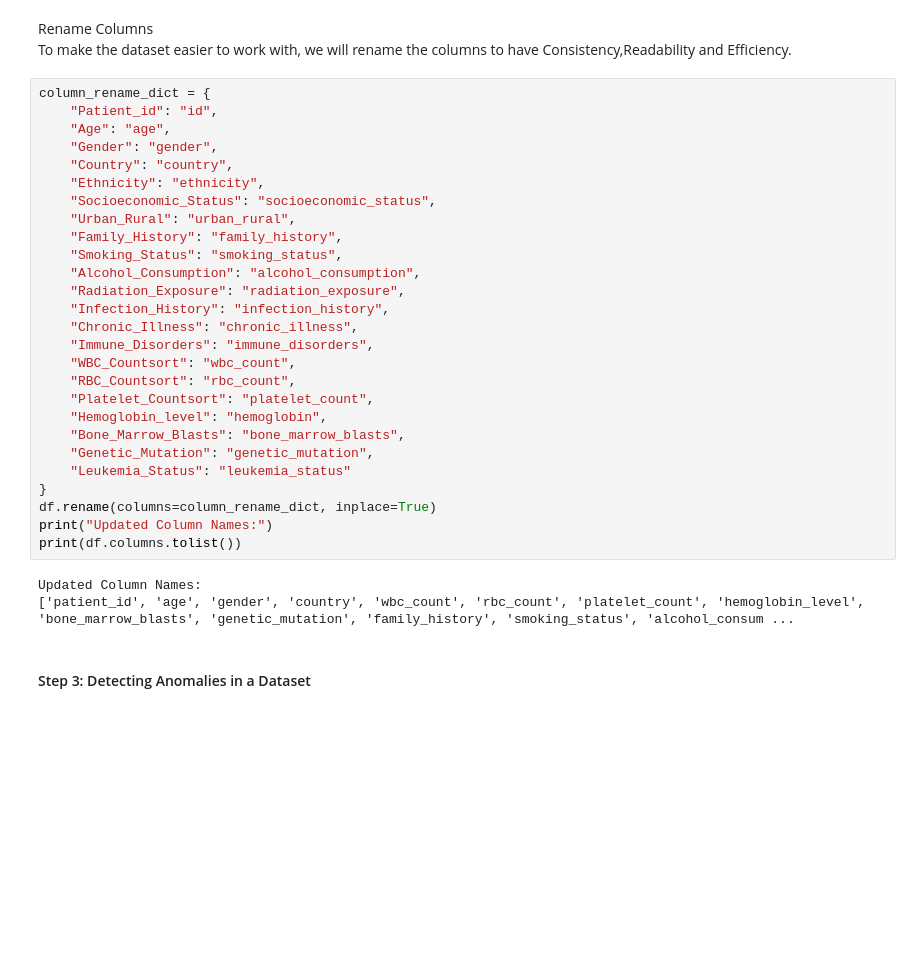
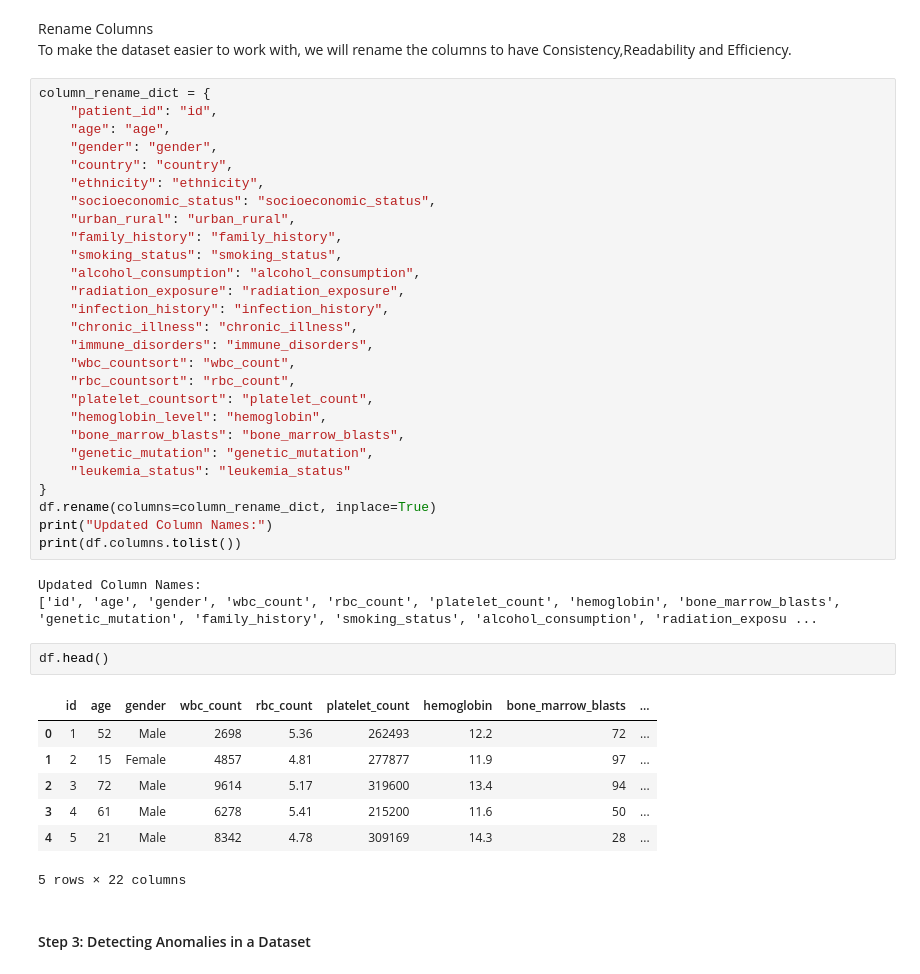
Before and after one commit to valentinabc19/Leukemia-Cancer-Risk-ETL, a Jupyter notebook: EDA/EDA.ipynb, the cells around one changed output. Drawn from its saved outputs; the diff is of its cells as text; blank space fills up the shorter version.

```diff
--- a/EDA/EDA.ipynb
+++ b/EDA/EDA.ipynb
@@ -128,34 +130,44 @@ Rename Columns <br>
 To make the dataset easier to work with, we will rename the columns to have Consistency,Readability and Efficiency.
 # %%
 column_rename_dict = {
-    "Patient_id": "id",
-    "Age": "age",
-    "Gender": "gender",
-    "Country": "country",
-    "Ethnicity": "ethnicity",
-    "Socioeconomic_Status": "socioeconomic_status",
-    "Urban_Rural": "urban_rural",
-    "Family_History": "family_history",
-    "Smoking_Status": "smoking_status",
-    "Alcohol_Consumption": "alcohol_consumption",
-    "Radiation_Exposure": "radiation_exposure",
-    "Infection_History": "infection_history",
-    "Chronic_Illness": "chronic_illness",
-    "Immune_Disorders": "immune_disorders",
-    "WBC_Countsort": "wbc_count",
-    "RBC_Countsort": "rbc_count",
-    "Platelet_Countsort": "platelet_count",
-    "Hemoglobin_level": "hemoglobin",
-    "Bone_Marrow_Blasts": "bone_marrow_blasts",
-    "Genetic_Mutation": "genetic_mutation",
-    "Leukemia_Status": "leukemia_status"
+    "patient_id": "id",
+    "age": "age",
+    "gender": "gender",
+    "country": "country",
+    "ethnicity": "ethnicity",
+    "socioeconomic_status": "socioeconomic_status",
+    "urban_rural": "urban_rural",
+    "family_history": "family_history",
+    "smoking_status": "smoking_status",
+    "alcohol_consumption": "alcohol_consumption",
+    "radiation_exposure": "radiation_exposure",
+    "infection_history": "infection_history",
+    "chronic_illness": "chronic_illness",
+    "immune_disorders": "immune_disorders",
+    "wbc_countsort": "wbc_count",
+    "rbc_countsort": "rbc_count",
+    "platelet_countsort": "platelet_count",
+    "hemoglobin_level": "hemoglobin",
+    "bone_marrow_blasts": "bone_marrow_blasts",
+    "genetic_mutation": "genetic_mutation",
+    "leukemia_status": "leukemia_status"
 }
 df.rename(columns=column_rename_dict, inplace=True)
 print("Updated Column Names:")
 print(df.columns.tolist())
 # %% [output]
 Updated Column Names:
-['patient_id', 'age', 'gender', 'country', 'wbc_count', 'rbc_count', 'platelet_count', 'hemoglobin_level', 'bone_marrow_blasts', 'genetic_mutation', 'family_history', 'smoking_status', 'alcohol_consum ...
+['id', 'age', 'gender', 'wbc_count', 'rbc_count', 'platelet_count', 'hemoglobin', 'bone_marrow_blasts', 'genetic_mutation', 'family_history', 'smoking_status', 'alcohol_consumption', 'radiation_exposu ...
+# %%
+df.head()
+# %% [output]
+|  | id | age | gender | wbc_count | rbc_count | platelet_count | hemoglobin | bone_marrow_blasts | ... |
+| 0 | 1 | 52 | Male | 2698 | 5.36 | 262493 | 12.2 | 72 | ... |
+| 1 | 2 | 15 | Female | 4857 | 4.81 | 277877 | 11.9 | 97 | ... |
+| 2 | 3 | 72 | Male | 9614 | 5.17 | 319600 | 13.4 | 94 | ... |
+| 3 | 4 | 61 | Male | 6278 | 5.41 | 215200 | 11.6 | 50 | ... |
+| 4 | 5 | 21 | Male | 8342 | 4.78 | 309169 | 14.3 | 28 | ... |
+5 rows × 22 columns
 # %% [markdown]
 #### Step 3: Detecting Anomalies in a Dataset
 # %% [markdown]
```
Also changed, not shown: parts of 21 cells of this notebook, 1 other file.
